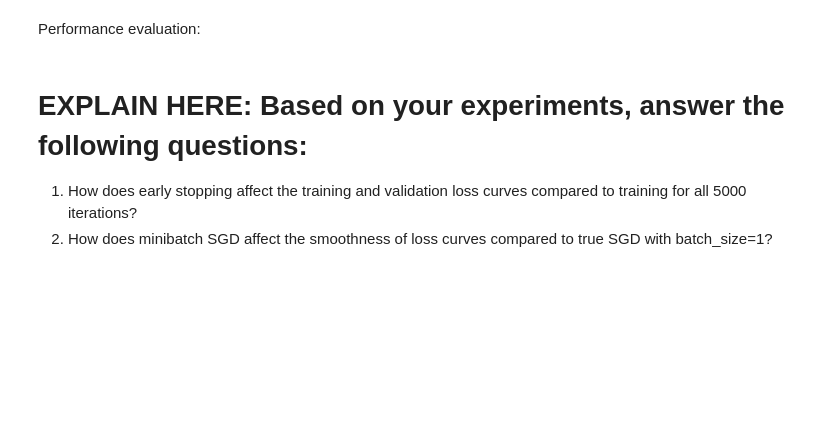
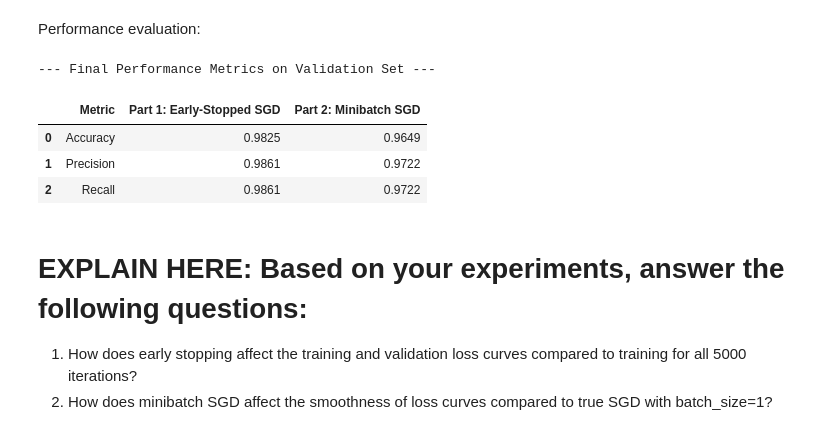
Before and after one commit to Grace309/4AL3-Assignment3, a Jupyter notebook: Assignment3_starter copy.ipynb, the cells around one changed output. Drawn from its saved outputs; the diff is of its cells as text; code cells hidden in the pictures; blank space fills up the shorter version.

```diff
--- a/Assignment3_starter copy.ipynb
+++ b/Assignment3_starter copy.ipynb
@@ -211,33 +382,41 @@ def get_metrics(model, X_val, y_val):
     with torch.no_grad():
         y_pred_prob = model(X_val)
         y_pred = (y_pred_prob > 0.5).int().numpy() # Convert to numpy
         y_true = y_val.numpy()
 
         acc = accuracy_score(y_true, y_pred)
         pre = precision_score(y_true, y_pred)
         rec = recall_score(y_true, y_pred)
     return acc, pre, rec
 
 # Get metrics for Part 1 (Early-Stopped SGD Model)
 
 #CODE HERE: USING get_metrics function
+acc_sgd, pre_sgd, rec_sgd = get_metrics(model_sgd, X_val_t, y_val_t)
 
 # Get metrics for Part 2 (Final Minibatch Model)
 
 #CODE HERE: USING get_metrics function
+acc_mb, pre_mb, rec_mb = get_metrics(model_mb, X_val_t, y_val_t)
 
 # --- Show Results in a Table ---
 results = {
     'Metric': ['Accuracy', 'Precision', 'Recall'],
     'Part 1: Early-Stopped SGD': [f"{acc_sgd:.4f}", f"{pre_sgd:.4f}", f"{rec_sgd:.4f}"],
     'Part 2: Minibatch SGD': [f"{acc_mb:.4f}", f"{pre_mb:.4f}", f"{rec_mb:.4f}"]
 }
 
 results_df = pd.DataFrame(results)
 print("\n--- Final Performance Metrics on Validation Set ---")
 
 from IPython.display import display
 display(results_df)
+# %% [output]
+--- Final Performance Metrics on Validation Set ---
+|  | Metric | Part 1: Early-Stopped SGD | Part 2: Minibatch SGD |
+| 0 | Accuracy | 0.9825 | 0.9649 |
+| 1 | Precision | 0.9861 | 0.9722 |
+| 2 | Recall | 0.9861 | 0.9722 |
 # %% [markdown]
 # EXPLAIN HERE: Based on your experiments, answer the following questions:
 
```
Also changed, not shown: parts of 23 cells of this notebook.
